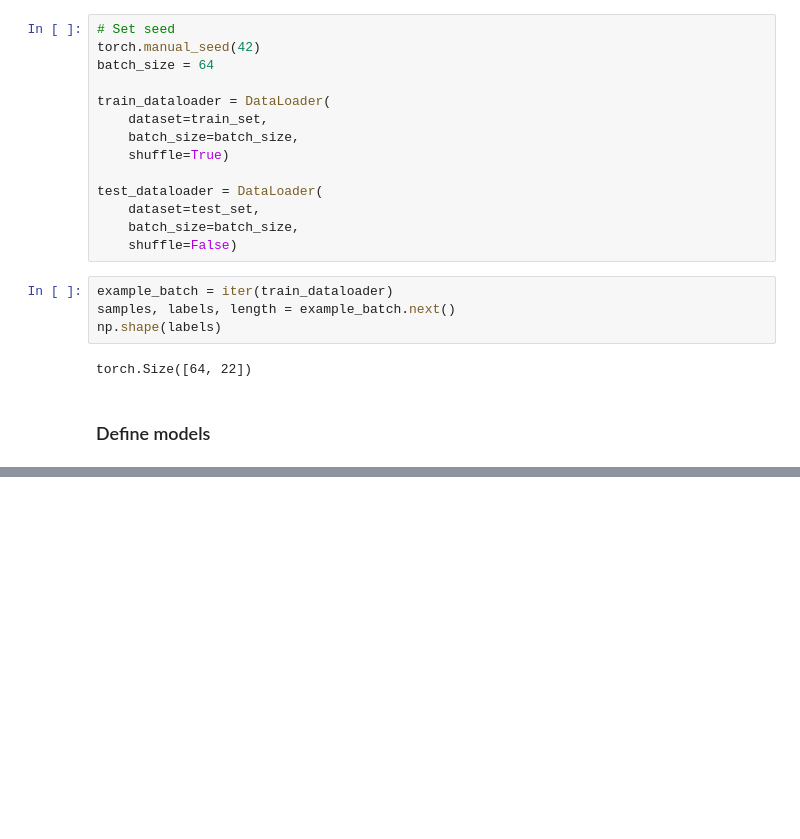
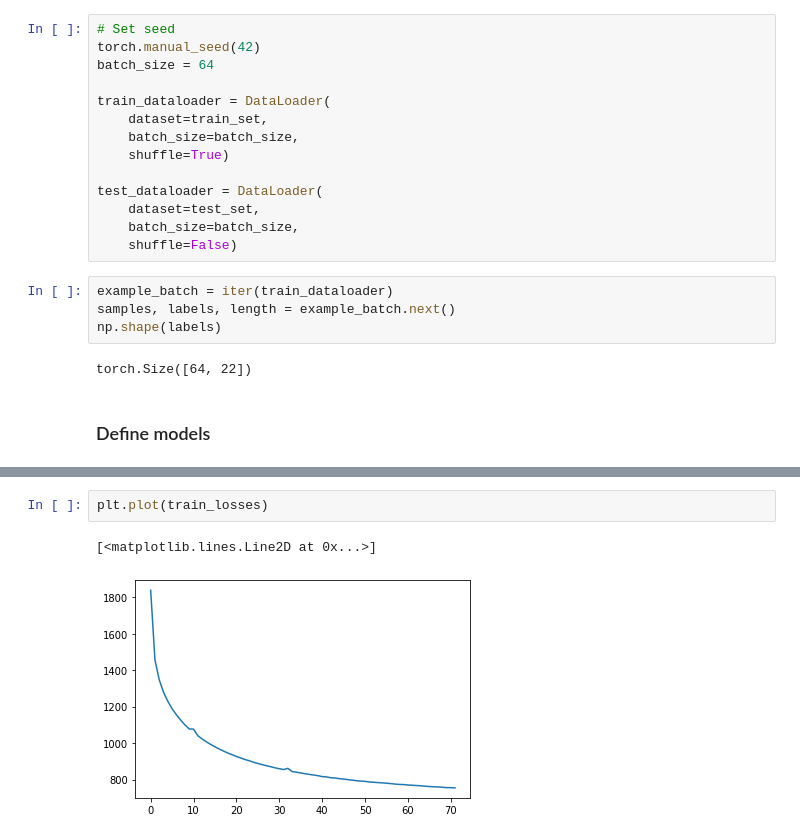
Before and after one commit to SimonLuder/FHNW_deep_learning_FS22, a Jupyter notebook: mini-challenges/mc2_image_captioning/mc2_main_notebook.ipynb, the cells around one changed output, grey strips where cells are left out. Saved outputs shown, nothing was run; the diff lists cells and outputs as text; blank space fills up the shorter version.

```diff
--- a/mini-challenges/mc2_image_captioning/mc2_main_notebook.ipynb
+++ b/mini-challenges/mc2_image_captioning/mc2_main_notebook.ipynb
@@ -668,0 +704,5 @@ plt.plot(test_bleu)
+# %%
+plt.plot(train_losses)
+# %% [output]
+[<matplotlib.lines.Line2D at 0x...>]
+[figure, added]
```
Also changed, not shown: parts of 8 cells of this notebook, 5 other files.
